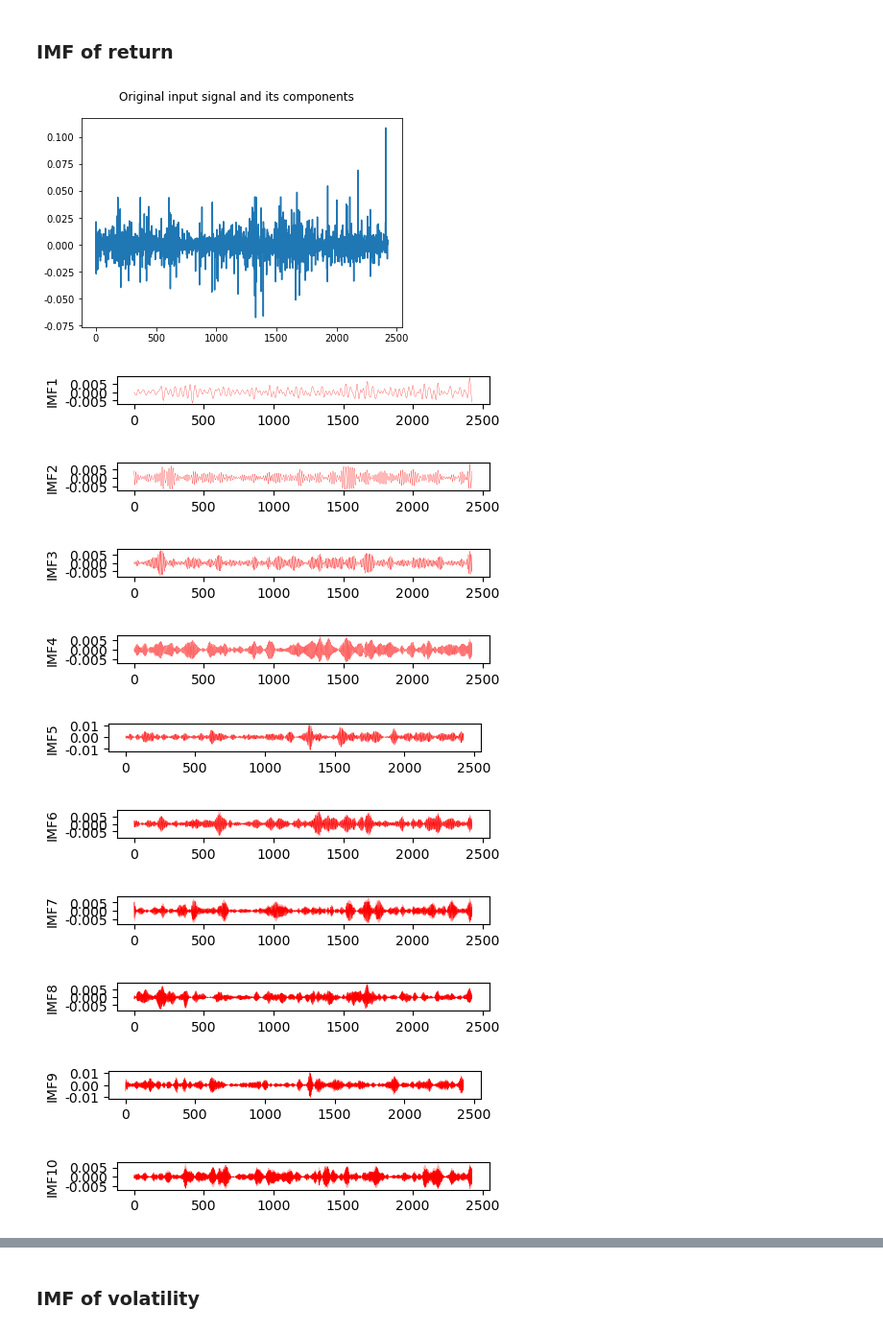
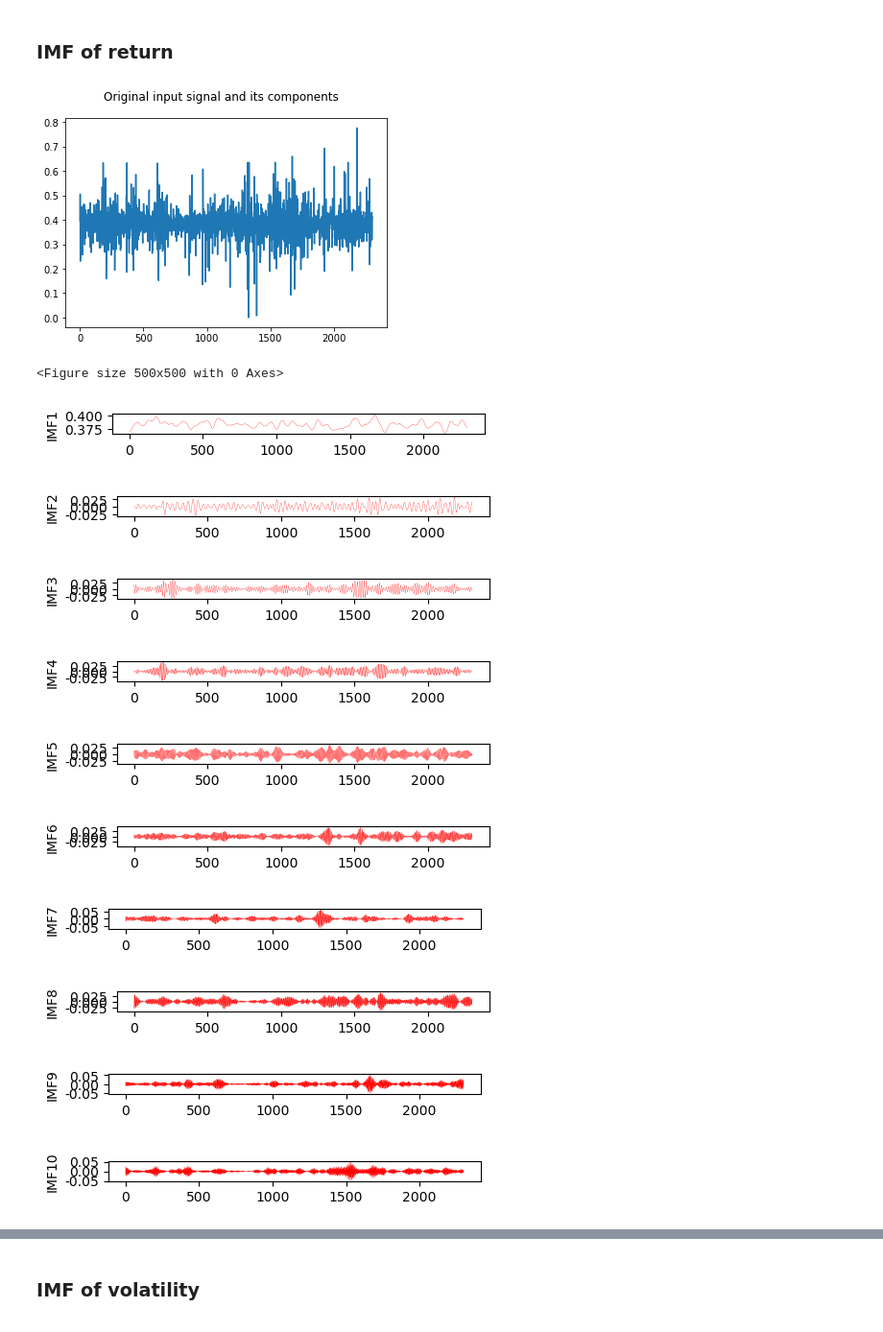
Before and after one commit to JAYING-L/forecast, a Jupyter notebook: VMD_Bilstm_A0.ipynb, the cells around one changed output, grey strips where cells are left out. Shown at 96% size. Saved outputs shown, nothing was run; the diff lists cells and outputs as text; code cells hidden in the pictures.

Commit message:
Add returnIMF1

```diff
--- a/VMD_Bilstm_A0.ipynb
+++ b/VMD_Bilstm_A0.ipynb
@@ -77,6 +77,8 @@ for i in range(len(data_minmax_list)):
     empt_volatility.append(data_minmax_list[i][1])
 Data['return']=empt_return
 Data['volatility']=empt_volatility
+Data=Data.drop(Data.index[0])
+Data=Data.drop(Data.index[2300:])
 Data
 # %% [output]
 |  | date | open | high | low | close | volume | hold | settle | return | volatility |
@@ -98,13 +100,13 @@ Data
 ### vmd参数设置及绘制分解模态图
 # %%
 #1.导入文件，可以指定列也可以，就是usecols
-filename= 'data.csv'
-f = pd.read_csv(filename,usecols=[9,10])
-
+# filename= 'data.csv'
+# f = pd.read_csv(Data,usecols=[9,10])
+f=Data[['return','volatility']]
 #vmd包参数设置并执行VMD
 alpha = 5000       #宽带限制，一般为数据点的1.5-2倍
 tau = 0.           # 噪声限制 (no strict fidelity enforcement)
-K = 11             # 分解模态个数
+K = 15            # 分解模态个数
 DC = 0             # 合成信号若无常量则为0；若含常量，则其取值为 1；
 init = 1           # 初始化ω值,当初始化为1时,均匀分布产生的随机数；
 tol = 1e-7         # 控制误差大小常量，决定精度与迭代次数
@@ -129,31 +131,33 @@ findfont: Font family ['sans-serif'] not found. Falling back to DejaVu Sans.
 # %%
 #未分解前的图
 fig_return = plt.figure()
 plt.plot(f['return'])
+plt.figure(figsize=(5,5), dpi=100)
 fig_return.suptitle('Original input signal and its components')
 
 #循环每个分解模态的
 for i in range(K):
     plt.figure(figsize=(5,5), dpi=100)
     plt.subplot(K,1,i+1)
     plt.plot(u[i,:], linewidth=0.2, c='r')
     plt.ylabel('IMF{}'.format(i+1))
 
     #每个模态的中心频率
 for i in range(K):
     plt.figure(figsize=(5,5), dpi=100)
     plt.subplot(K,1,i+1)
     plt.plot(abs(fft(u[i,:])))
     plt.ylabel('IMF{}'.format(i+1))
 # %% [output]
-[figure, old version]
+[figure, new version]
+<Figure size 500x500 with 0 Axes>
-[figure, old version]
+[figure, new version]
-[figure, old version]
+[figure, new version]
-[figure, old version]
+[figure, new version]
-[figure, old version]
+[figure, new version]
-[figure, old version]
+[figure, new version]
-[figure, old version]
+[figure, new version]
-[figure, old version]
+[figure, new version]
-[figure, old version]
+[figure, new version]
-[figure, old version]
+[figure, new version]
-[figure, old version]
+[figure, new version]
```
Also changed, not shown: parts of 33 cells of this notebook.
